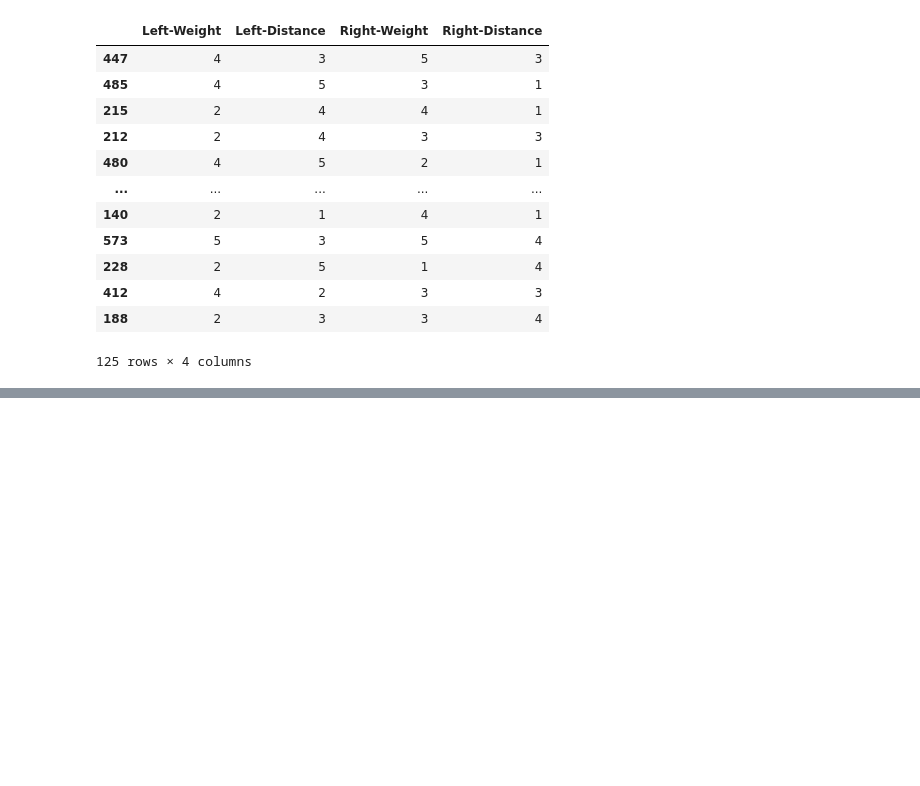
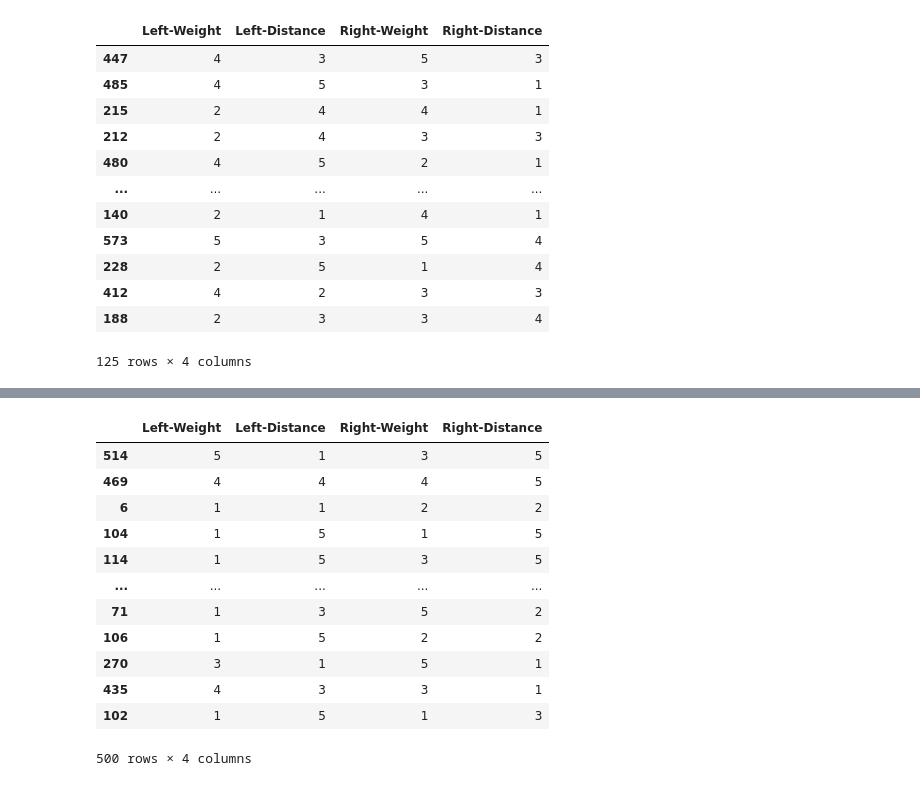
Before and after one commit to spunnam/balance-scale, a Jupyter notebook: balance-scale-gp3.ipynb, the cells around one changed output, grey strips where cells are left out. Drawn from its saved outputs; the diff is of its cells as text; code cells hidden in the pictures; blank space fills up the shorter version.

```diff
--- a/balance-scale-gp3.ipynb
+++ b/balance-scale-gp3.ipynb
@@ -180,0 +197,16 @@ X_test
+# %%
+X_train
+# %% [output]
+|  | Left-Weight | Left-Distance | Right-Weight | Right-Distance |
+| 514 | 5 | 1 | 3 | 5 |
+| 469 | 4 | 4 | 4 | 5 |
+| 6 | 1 | 1 | 2 | 2 |
+| 104 | 1 | 5 | 1 | 5 |
+| 114 | 1 | 5 | 3 | 5 |
+| ... | ... | ... | ... | ... |
+| 71 | 1 | 3 | 5 | 2 |
+| 106 | 1 | 5 | 2 | 2 |
+| 270 | 3 | 1 | 5 | 1 |
+| 435 | 4 | 3 | 3 | 1 |
+| 102 | 1 | 5 | 1 | 3 |
+500 rows × 4 columns
```
Also changed, not shown: parts of 1 cell of this notebook.
